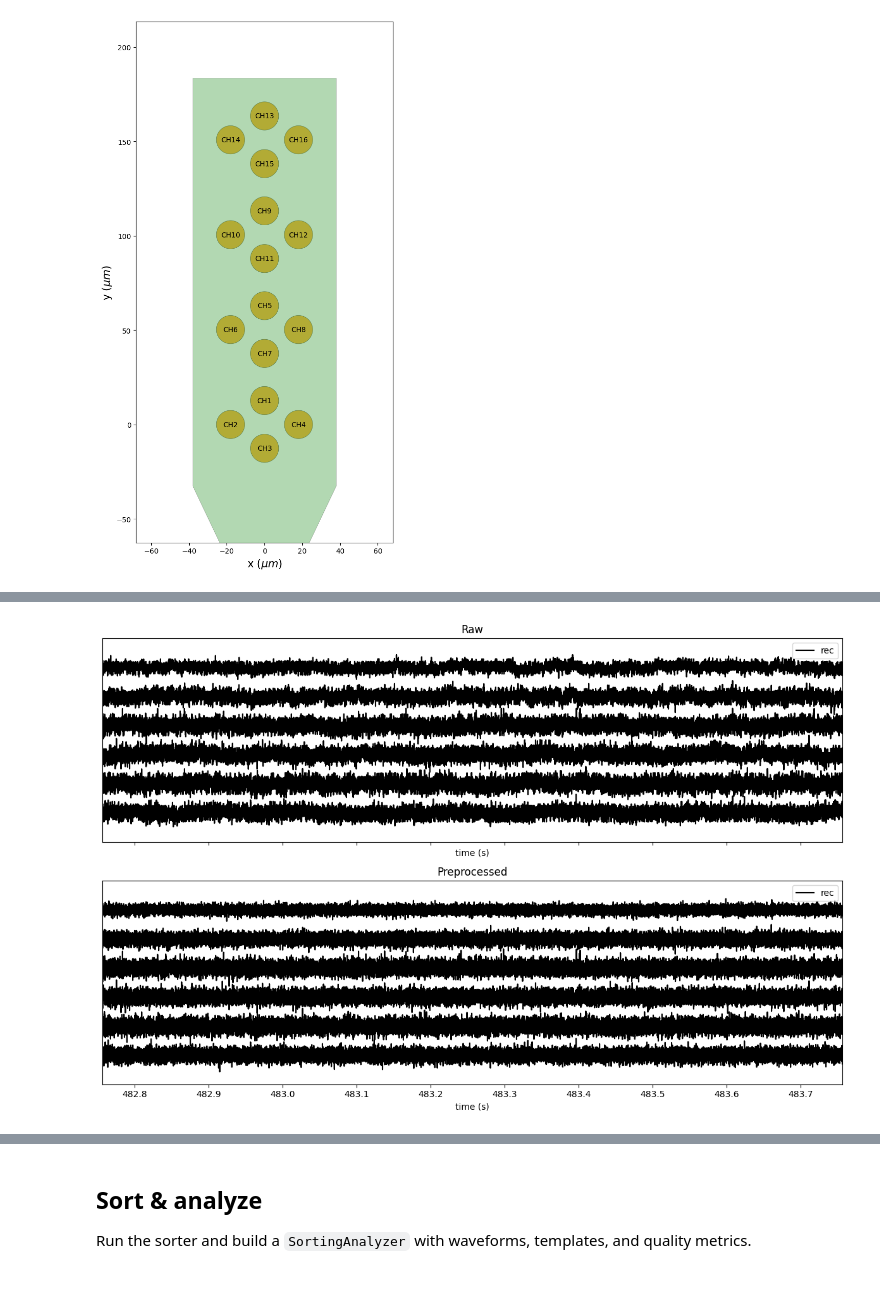
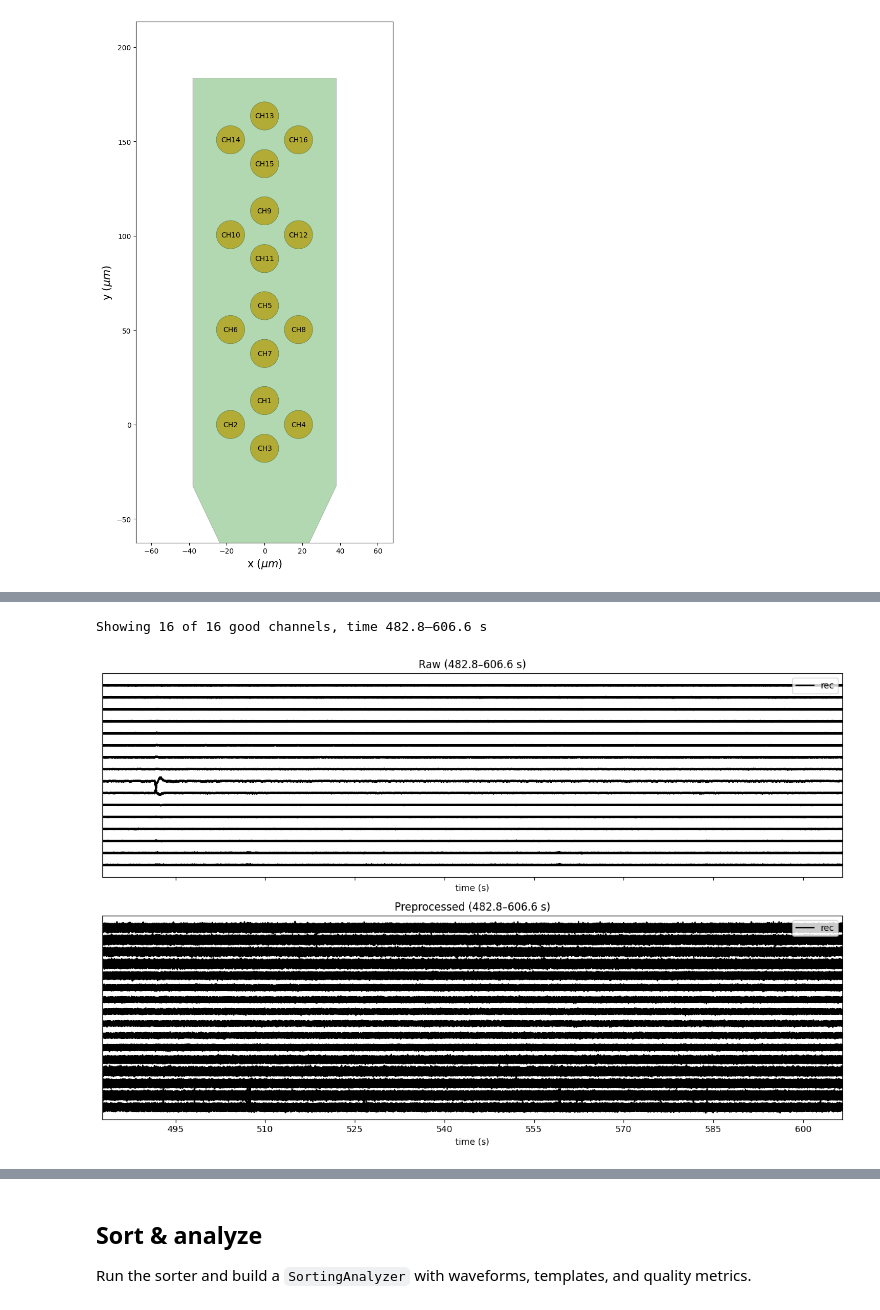
Before and after one commit to ilariacalamastro/spikeinterface_pipeline, a Jupyter notebook: spikeinterface_pipeline.ipynb, the cells around one changed output, grey strips where cells are left out. Drawn from its saved outputs; the diff is of its cells as text; code cells hidden in the pictures.

```diff
--- a/spikeinterface_pipeline.ipynb
+++ b/spikeinterface_pipeline.ipynb
@@ -466,22 +481,42 @@ print(f'Bad channels ({len(bad_channel_ids)}) saved -> {base_folder / "bad_chann
 # %%
 # TRACES VISUALIZATION
+# None = whole recording (default). To zoom, set [start_s, end_s] in SECONDS FROM THE START
+# of the recording, e.g. [5, 15] shows seconds 5–15.
+traces_time_range = None
+max_channels_shown = 16   # show up to this many channels, evenly spread across the array
+
 import re
-_fs    = raw_rec.get_sampling_frequency()
-raw_2s = raw_rec.frame_slice(0, int(2 * _fs))
-rec_2s = rec.frame_slice(0, int(2 * _fs))
+# Recordings don't always start their clock at 0 (OpenEphys uses real timestamps),
+# so anchor everything to the recording's actual start time.
+try:
+    _t0 = float(raw_rec.get_start_time())
+except Exception:
+    _t0 = 0.0
+_dur = raw_rec.get_total_duration()
+_tr = [_t0, _t0 + _dur] if traces_time_range is None else [_t0 + traces_time_range[0], _t0 + traces_time_range[1]]
 
 _nat_key     = lambda s: [int(t) if t.isdigit() else t.lower() for t in re.split(r'(\d+)', s)]
 _good_ch_ids = [c for c in sorted(raw_rec.channel_ids, key=_nat_key) if c in set(rec.channel_ids)]
 
+# Channel selection: show all if few, else evenly subsample down to max_channels_shown
+_n_good = len(_good_ch_ids)
+if _n_good <= max_channels_shown:
+    _plot_ch_ids = _good_ch_ids
+else:
+    _step = _n_good // max_channels_shown
+    _plot_ch_ids = _good_ch_ids[::_step][:max_channels_shown]
+print(f'Showing {len(_plot_ch_ids)} of {_n_good} good channels, time {_tr[0]:.1f}–{_tr[1]:.1f} s')
+
 fig, axes = plt.subplots(2, 1, figsize=(12, 8), sharex=True)
-si.plot_traces(raw_2s, channel_ids=_good_ch_ids[:6], mode='line', backend='matplotlib', ax=axes[0])
-si.plot_traces(rec_2s, channel_ids=_good_ch_ids[:6], mode='line', backend='matplotlib', ax=axes[1])
-axes[0].set_title('Raw')
-axes[1].set_title('Preprocessed')
+si.plot_traces(raw_rec, channel_ids=_plot_ch_ids, time_range=_tr, mode='line', backend='matplotlib', ax=axes[0])
+si.plot_traces(rec,     channel_ids=_plot_ch_ids, time_range=_tr, mode='line', backend='matplotlib', ax=axes[1])
+axes[0].set_title(f'Raw ({_tr[0]:.1f}–{_tr[1]:.1f} s)')
+axes[1].set_title(f'Preprocessed ({_tr[0]:.1f}–{_tr[1]:.1f} s)')
 plt.tight_layout()
 plt.show()
 # %% [output]
+Showing 16 of 16 good channels, time 482.8–606.6 s
-[figure, old version]
+[figure, new version]
 # %%
 # SAVE PREPROCESSED RECORDING
 import gc, shutil
```
Also changed, not shown: parts of 16 cells of this notebook, 1 other file.
